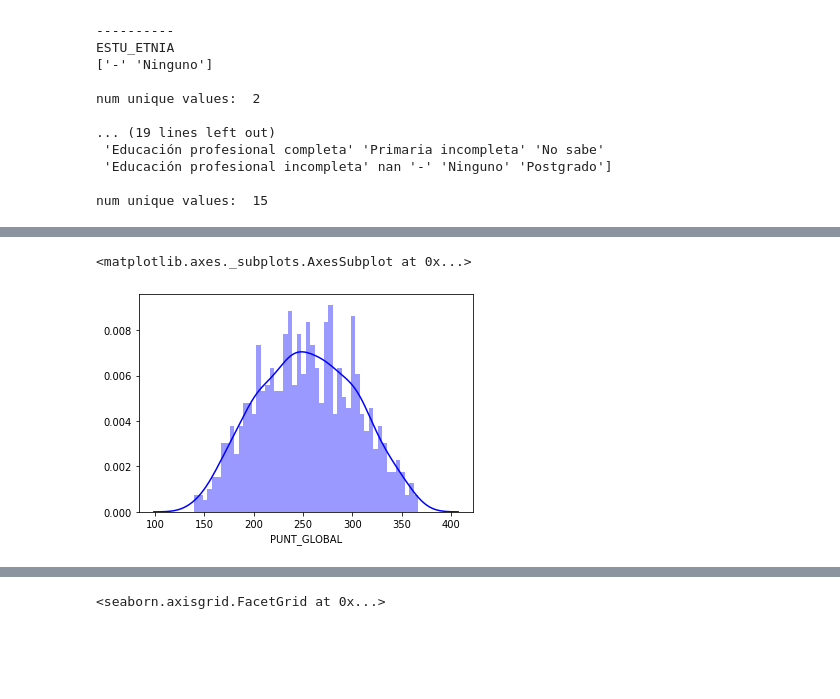
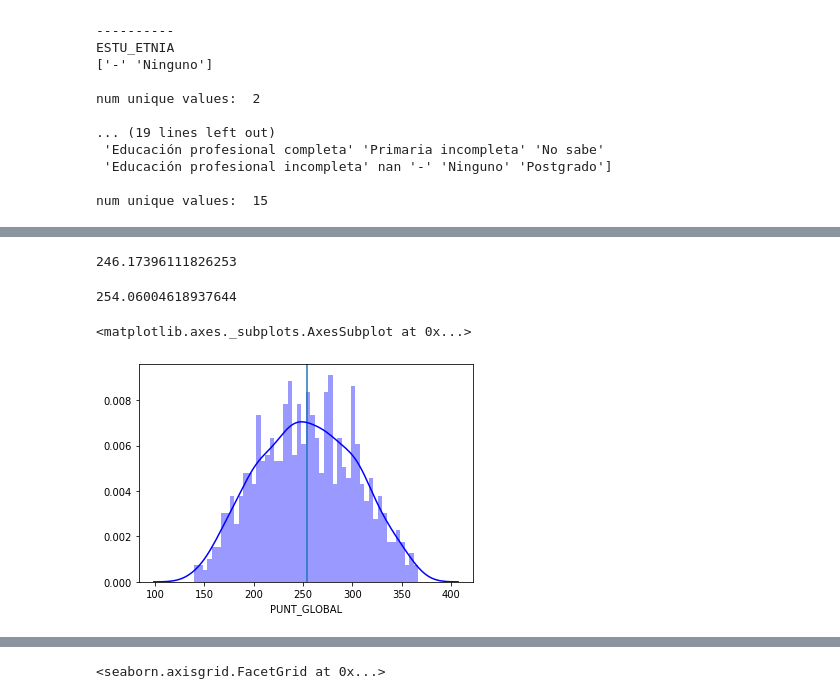
Before and after one commit to alejandracascru/dS4A_team67, a Jupyter notebook: notebooks/1.0-dm-saber-eda.ipynb, the cells around one changed output, grey strips where cells are left out. Saved outputs shown, nothing was run; the diff lists cells and outputs as text; code cells hidden in the pictures; blank space fills up the shorter version.

Commit message:
update: added global score histograms

```diff
--- a/notebooks/1.0-dm-saber-eda.ipynb
+++ b/notebooks/1.0-dm-saber-eda.ipynb
@@ -101,5 +108,14 @@ num unique values:  15
+# %%
+print(saber_otros['PUNT_GLOBAL'].mean())
+# %% [output]
+246.17396111826253
+# %%
+print(saber_copa['PUNT_GLOBAL'].mean())
+# %% [output]
+254.06004618937644
 # %%
+plt.axvline(saber_copa['PUNT_GLOBAL'].mean(), color='b')
 sns.distplot(saber_copa['PUNT_GLOBAL'], bins=50, color='b')
 # %% [output]
 <matplotlib.axes._subplots.AxesSubplot at 0x...>
-[figure, old version]
+[figure, new version]
```
Also changed, not shown: parts of 3 cells of this notebook.
